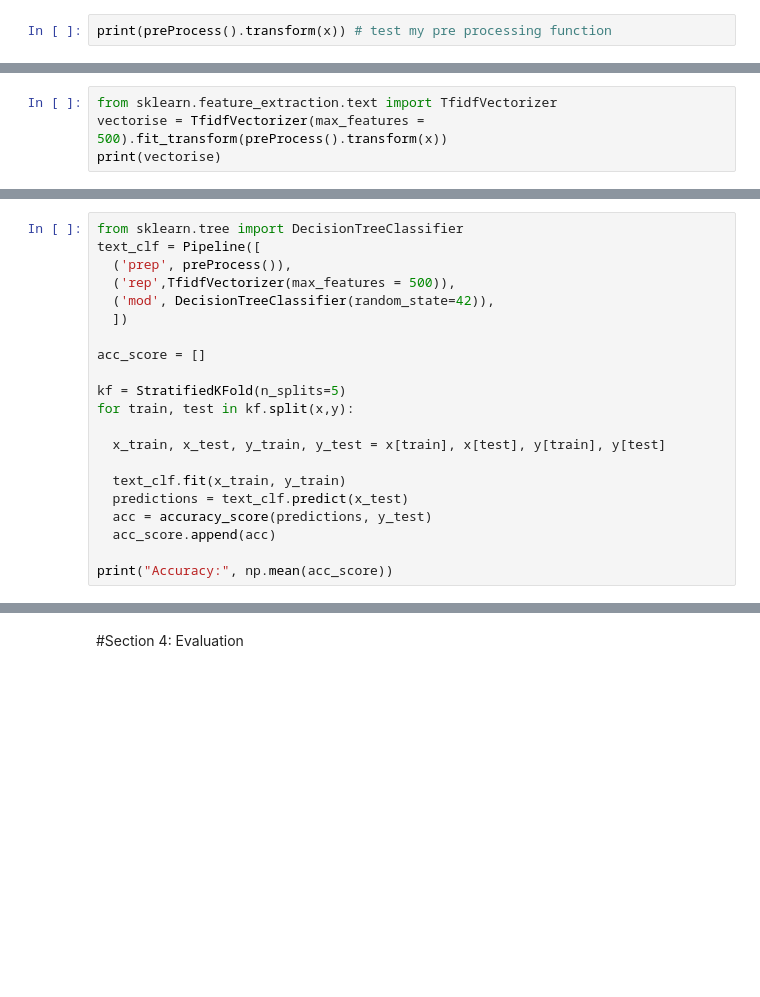
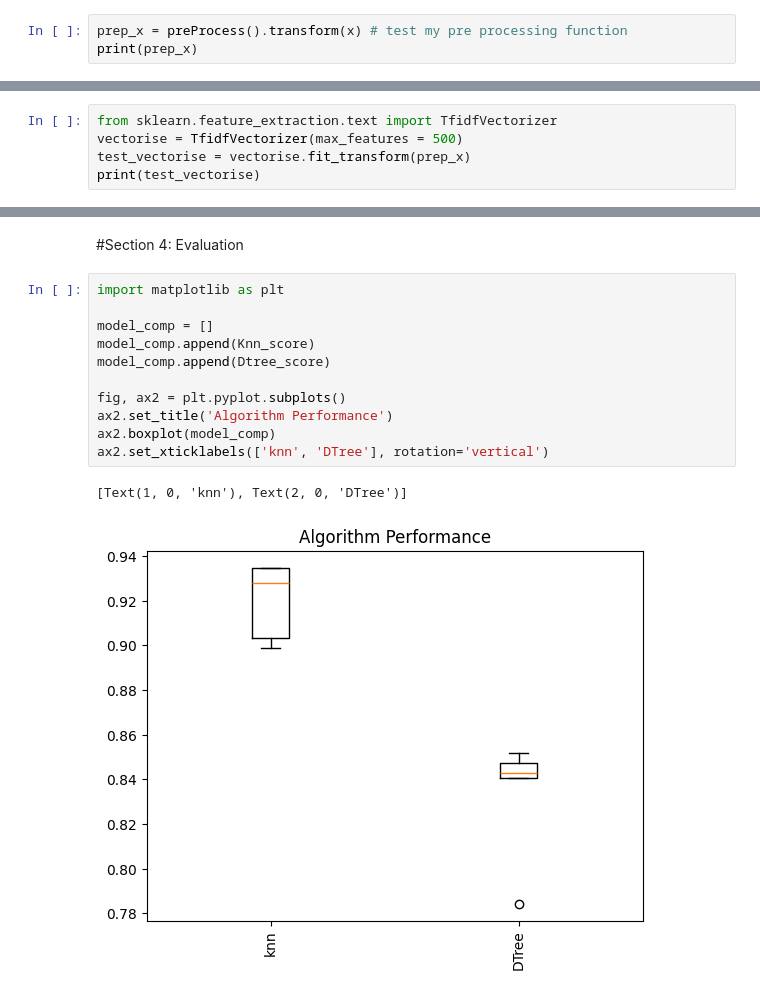
Before and after one commit to JackThompsonX2/CE4145-Assessment-8808238, a Jupyter notebook: assessment.ipynb, the cells around one changed output, grey strips where cells are left out. Drawn from its saved outputs; the diff is of its cells as text; blank space fills up the shorter version.

Commit message:
finished every text and combined my algorithms into one cell and added more scores and evaluation

```diff
--- a/assessment.ipynb
+++ b/assessment.ipynb
@@ -160,7 +149,8 @@ class preProcess(BaseEstimator,TransformerMixin):
 
     return prep_sentances
 # %%
-print(preProcess().transform(x)) # test my pre processing function
+prep_x = preProcess().transform(x) # test my pre processing function
+print(prep_x)
 # %% [output]
 ['tv futur hand viewer home theatr system plasma tvs digit video record move live room way peopl watch tv radic differ five year time accord expert panel gather annual consum electron show las vega di ...
 # %% [markdown]
@@ -168,7 +160,8 @@ print(preProcess().transform(x)) # test my pre processing function
 # %%
 from sklearn.feature_extraction.text import TfidfVectorizer
-vectorise = TfidfVectorizer(max_features = 500).fit_transform(preProcess().transform(x))
-print(vectorise)
+vectorise = TfidfVectorizer(max_features = 500)
+test_vectorise = vectorise.fit_transform(prep_x)
+print(test_vectorise)
 # %% [output]
 <Compressed Sparse Row sparse matrix of dtype 'float64'
         with 140948 stored elements and shape (2225, 500)>
@@ -232,21 +196,0 @@ Accuracy: 0.9199999999999999
-# %%
-from sklearn.tree import DecisionTreeClassifier
-text_clf = Pipeline([
-  ('prep', preProcess()),
-  ('rep',TfidfVectorizer(max_features = 500)),
-  ('mod', DecisionTreeClassifier(random_state=42)),
-  ])
-
-acc_score = []
-
-kf = StratifiedKFold(n_splits=5)
-for train, test in kf.split(x,y):
-
-  x_train, x_test, y_train, y_test = x[train], x[test], y[train], y[test]
-
-  text_clf.fit(x_train, y_train)
-  predictions = text_clf.predict(x_test)
-  acc = accuracy_score(predictions, y_test)
-  acc_score.append(acc)
-
-print("Accuracy:", np.mean(acc_score))
@@ -255,2 +278,16 @@ Accuracy: 0.8332584269662922
 # %% [markdown]
 #Section 4: Evaluation
+# %%
+import matplotlib as plt
+
+model_comp = []
+model_comp.append(Knn_score)
+model_comp.append(Dtree_score)
+
+fig, ax2 = plt.pyplot.subplots()
+ax2.set_title('Algorithm Performance')
+ax2.boxplot(model_comp)
+ax2.set_xticklabels(['knn', 'DTree'], rotation='vertical')
+# %% [output]
+[Text(1, 0, 'knn'), Text(2, 0, 'DTree')]
+[figure, added]
```
Also changed, not shown: parts of 11 cells of this notebook.
